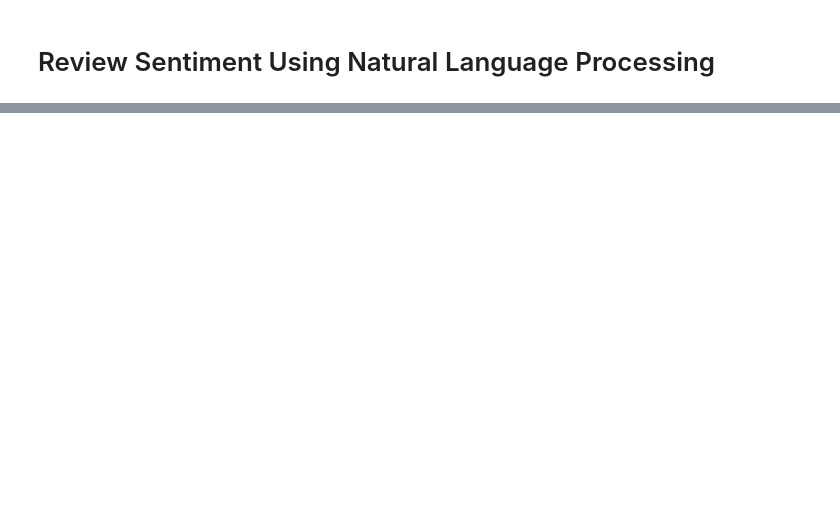
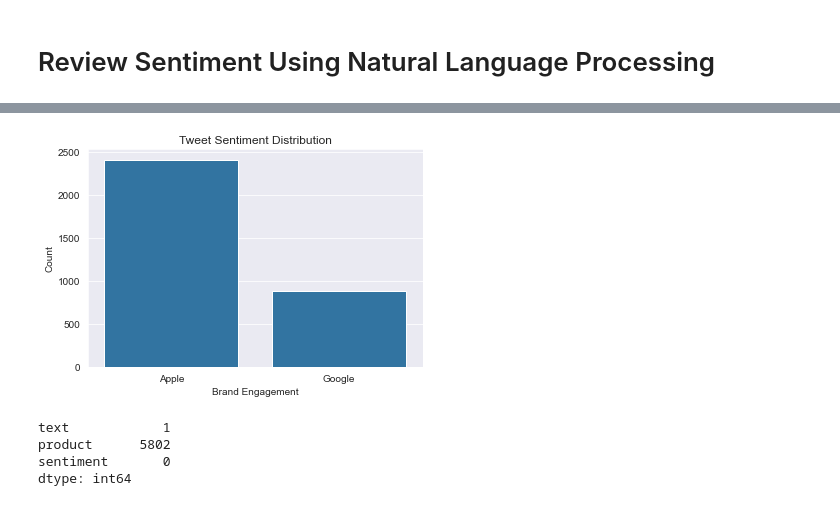
Before and after one commit to cmhollman/Phase_4_Project, a Jupyter notebook: Review_NLP.ipynb, the cells around one changed output, grey strips where cells are left out. Cells and saved outputs as stored; diff of their text form; code cells hidden in the pictures; blank space fills up the shorter version.

```diff
--- a/Review_NLP.ipynb
+++ b/Review_NLP.ipynb
@@ -30,0 +78,18 @@ Name: sentiment, dtype: int64
+# %%
+fig, ax = plt.subplots()
+
+classes = ['Apple', 'Google']
+sns.countplot(x=data['product'], data = data, color='tab:blue', order=classes)
+
+ax.set(xticklabels=['Apple', 'Google'],
+       xlabel='Brand Engagement', ylabel='Count', title='Tweet Sentiment Distribution');
+#It looks like there are a large majority of tweets that arent directed at either of our brands
+# %% [output]
+[figure, added]
+# %%
+data.isna().sum()
+# %% [output]
+text            1
+product      5802
+sentiment       0
+dtype: int64
```
Also changed, not shown: parts of 40 cells of this notebook.
